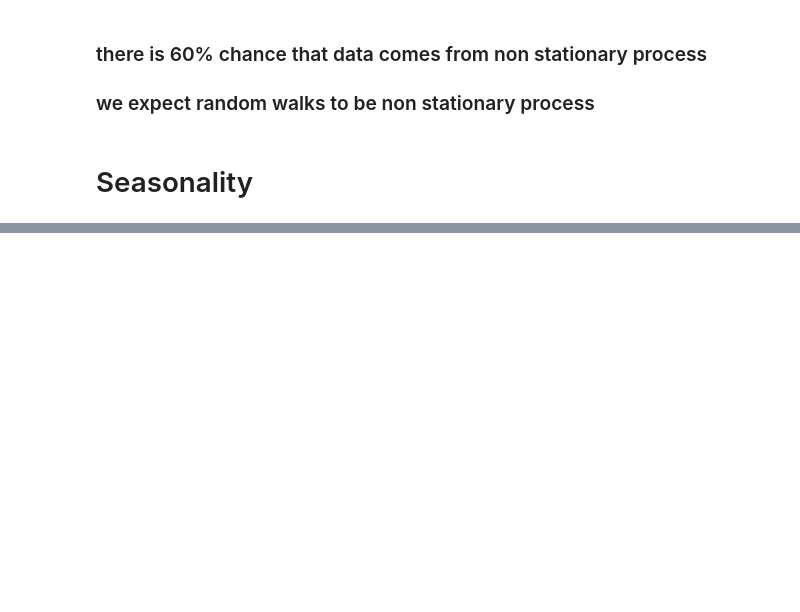
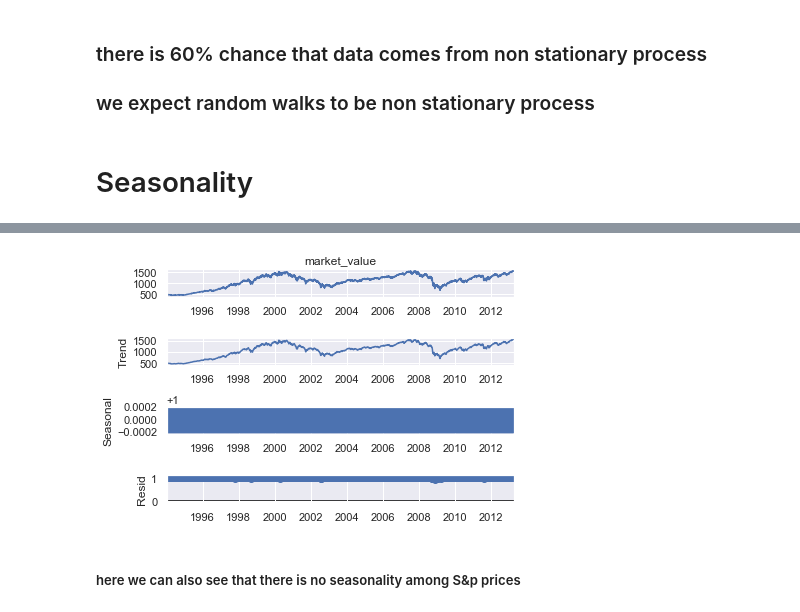
Before and after one commit to vishaldubey180/time-series-analysis-with-python, a Jupyter notebook: working with time series in python.ipynb, the cells around one changed output, grey strips where cells are left out. Saved outputs shown, nothing was run; the diff lists cells and outputs as text; code cells hidden in the pictures; blank space fills up the shorter version.

```diff
--- a/working with time series in python.ipynb
+++ b/working with time series in python.ipynb
@@ -264,0 +322,8 @@ sts.adfuller(df.rw)
+# %%
+s_dec_multiplicative  = seasonal_decompose(df.market_value, model = "multiplicative")
+s_dec_multiplicative.plot()
+plt.show()
+# %% [output]
+[figure, added]
+# %% [markdown]
+##### here we can also see that there is no seasonality among S&p prices
```
Also changed, not shown: parts of 15 cells of this notebook.
